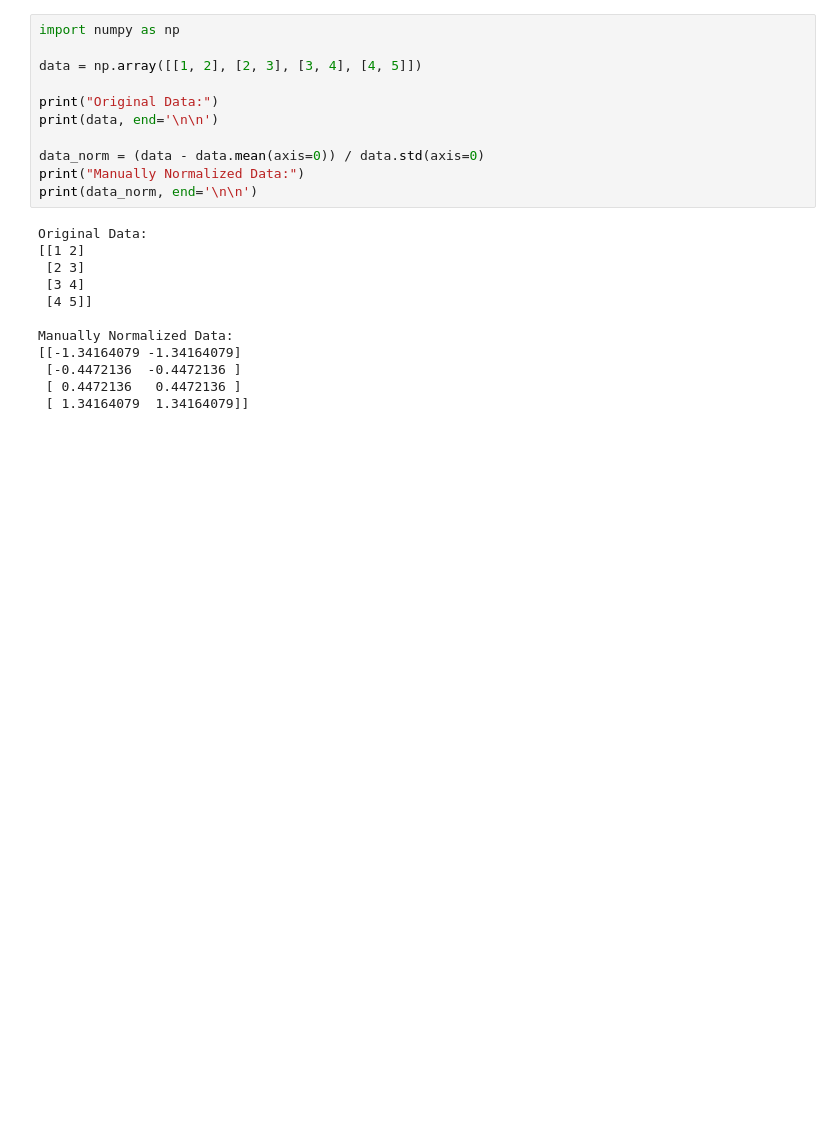
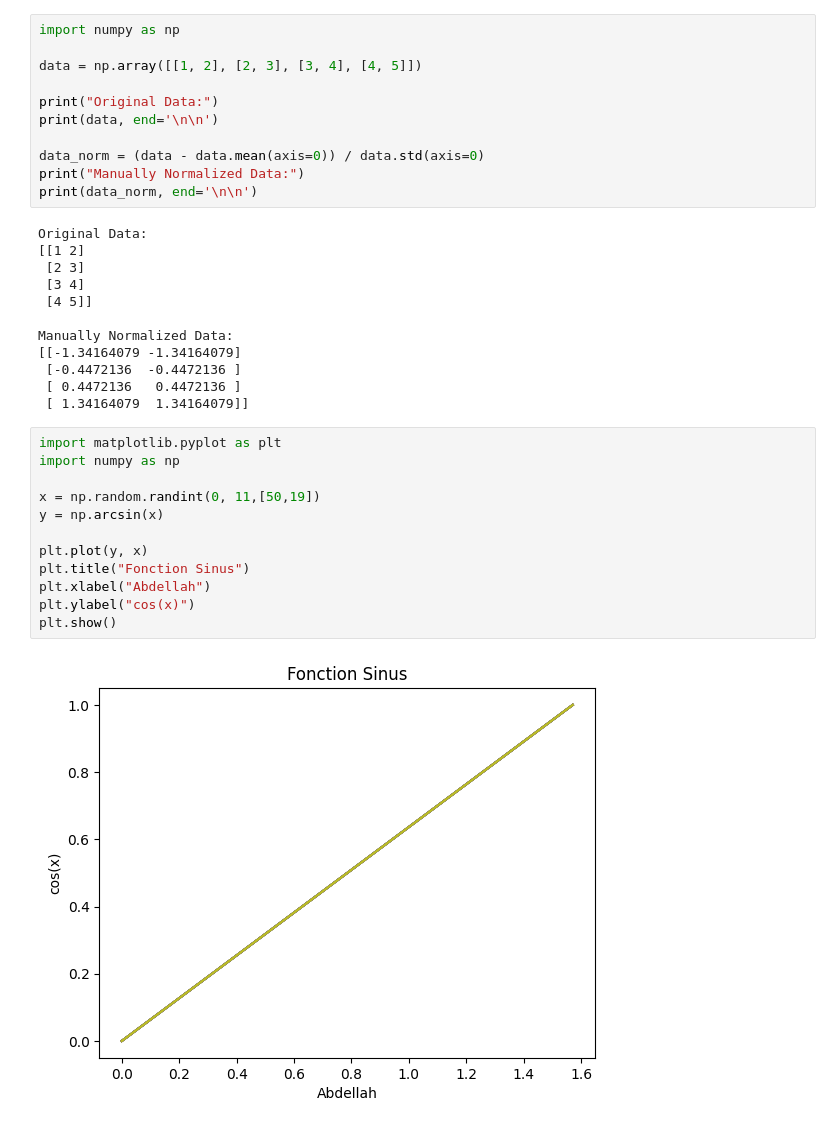
Before and after one commit to ennajari/MachineLearnia, a Jupyter notebook: Desktop/ipynb_checkpoints/MachineLearnia.ipynb, the cells around one changed output. Cells and saved outputs as stored; diff of their text form; blank space fills up the shorter version.

```diff
--- a/Desktop/ipynb_checkpoints/MachineLearnia.ipynb
+++ b/Desktop/ipynb_checkpoints/MachineLearnia.ipynb
@@ -524,3 +524,17 @@ Manually Normalized Data:
  [-0.4472136  -0.4472136 ]
  [ 0.4472136   0.4472136 ]
  [ 1.34164079  1.34164079]]
+# %%
+import matplotlib.pyplot as plt
+import numpy as np
+
+x = np.random.randint(0, 11,[50,19])
+y = np.arcsin(x)
+
+plt.plot(y, x)
+plt.title("Fonction Sinus")
+plt.xlabel("Abdellah")
+plt.ylabel("cos(x)")
+plt.show()
+# %% [output]
+[figure, added]
```
Also changed, not shown: parts of 1 cell of this notebook, 1 other file.
